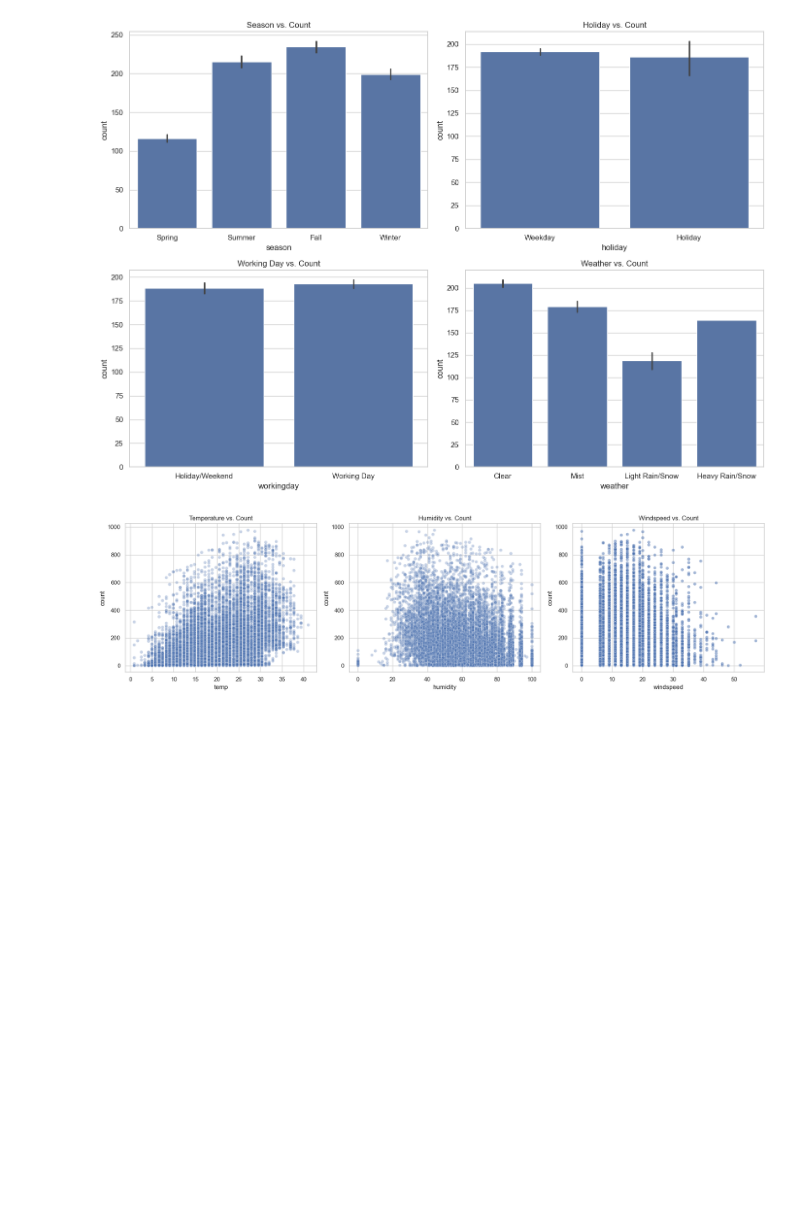
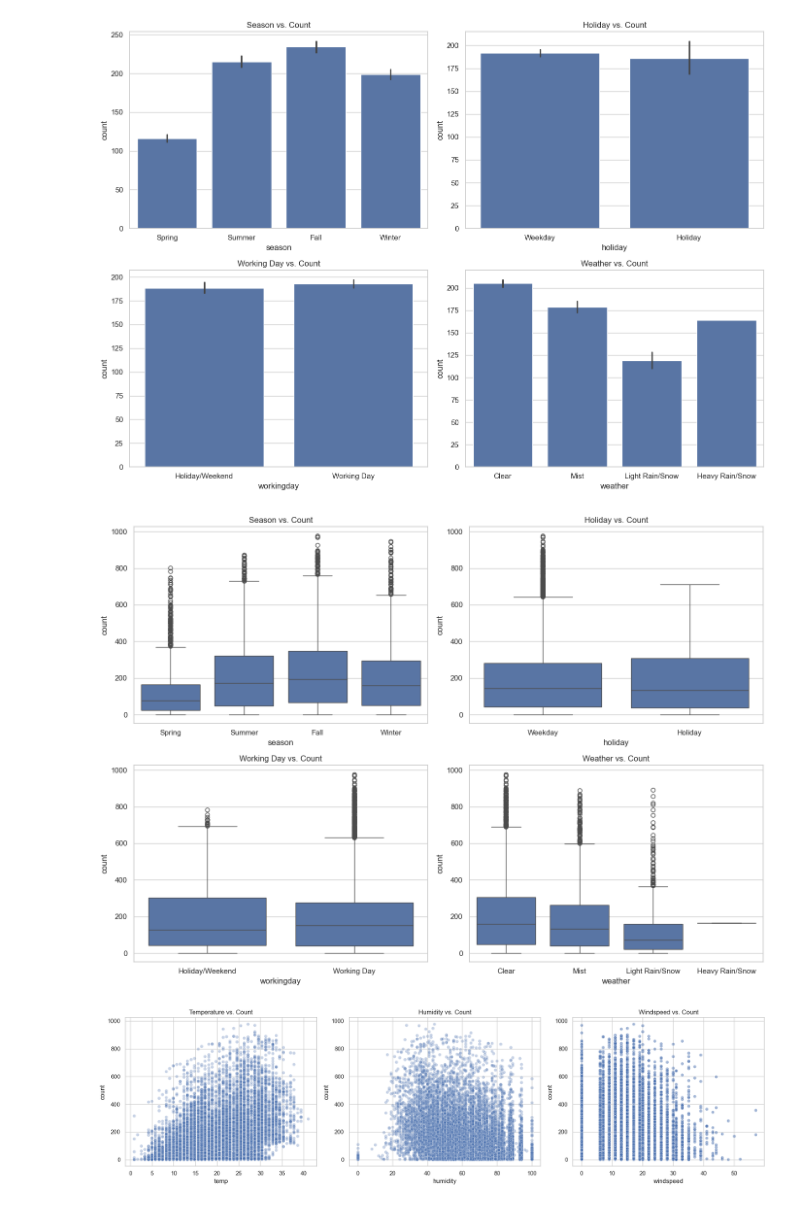
Before and after one commit to sswwdk/hipython_rep, a Jupyter notebook: bike데이터분석/bike대여량예측모델.ipynb, the cells around one changed output. Cells and saved outputs as stored; diff of their text form; code cells hidden in the pictures; blank space fills up the shorter version.

```diff
--- a/bike데이터분석/bike대여량예측모델.ipynb
+++ b/bike데이터분석/bike대여량예측모델.ipynb
@@ -160,6 +153,36 @@ plt.tight_layout()
 plt.show()
 # %% [output]
 [figure]
+# %%
+import seaborn as sns
+import matplotlib.pyplot as plt
+
+# 그래프 스타일 설정
+sns.set(style="whitegrid")
+
+# season, holiday, workingday, weather 별 count Boxplot
+fig, axes = plt.subplots(2, 2, figsize=(14, 10))
+
+sns.boxplot(data=df_train, x="season", y="count", ax=axes[0, 0])
+axes[0, 0].set_title('Season vs. Count')
+axes[0, 0].set_xticklabels(['Spring', 'Summer', 'Fall', 'Winter'])
+
+sns.boxplot(data=df_train, x="holiday", y="count", ax=axes[0, 1])
+axes[0, 1].set_title('Holiday vs. Count')
+axes[0, 1].set_xticklabels(['Weekday', 'Holiday'])
+
+sns.boxplot(data=df_train, x="workingday", y="count", ax=axes[1, 0])
+axes[1, 0].set_title('Working Day vs. Count')
+axes[1, 0].set_xticklabels(['Holiday/Weekend', 'Working Day'])
+
+sns.boxplot(data=df_train, x="weather", y="count", ax=axes[1, 1])
+axes[1, 1].set_title('Weather vs. Count')
+axes[1, 1].set_xticklabels(['Clear', 'Mist', 'Light Rain/Snow', 'Heavy Rain/Snow'])
+
+plt.tight_layout()
+plt.show()
+# %% [output]
+[figure, added]
 # %%
 # temp, humidity, windspeed 별 count 산점도
 fig, axes = plt.subplots(1, 3, figsize=(18, 5))
```
Also changed, not shown: parts of 31 cells of this notebook, 7 other files.
